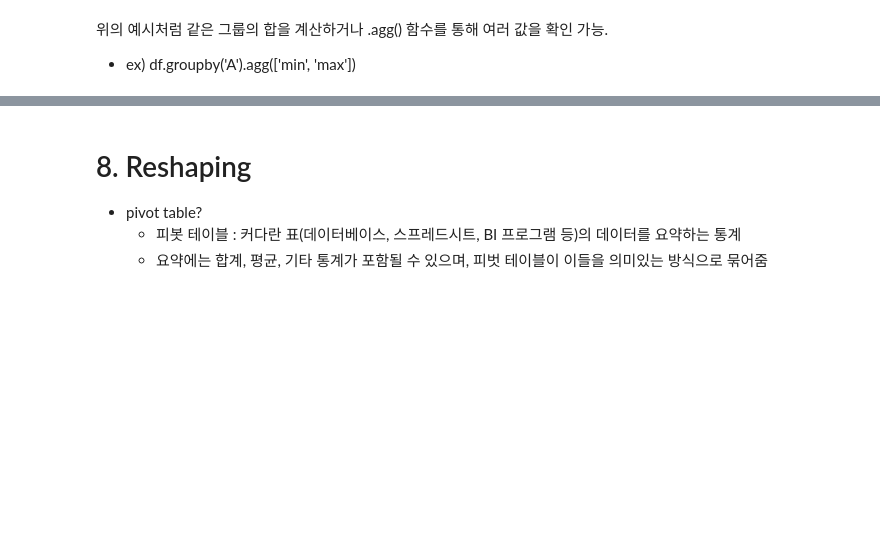
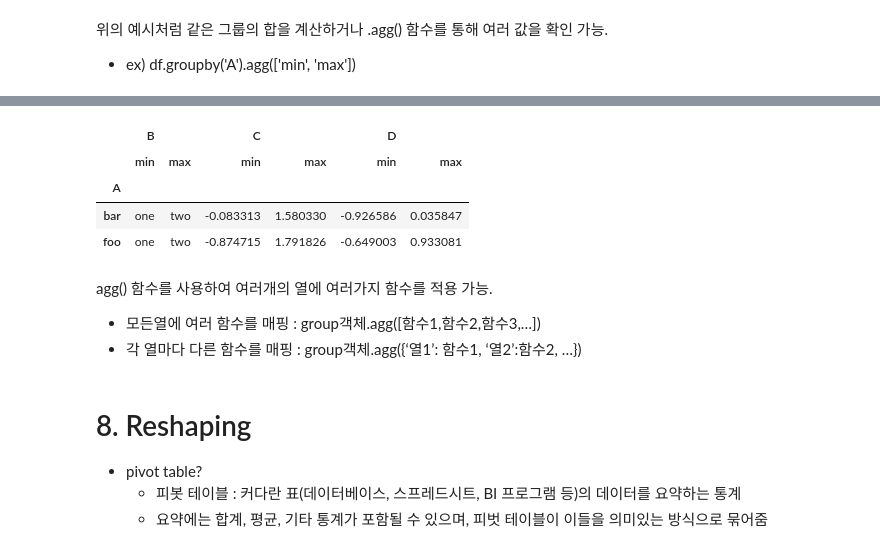
Before and after one commit to JinnieL/Bigquery-Pandas-, a Jupyter notebook: 1. Pandas 활용.ipynb, the cells around one changed output, grey strips where cells are left out. Cells and saved outputs as stored; diff of their text form; code cells hidden in the pictures; blank space fills up the shorter version.

```diff
--- a/1. Pandas 활용.ipynb
+++ b/1. Pandas 활용.ipynb
@@ -774,3 +825,16 @@ merged
+# %%
+# 같은 그룹의 합 계산
+df.groupby('A').agg(['min', 'max'])
+# %% [output]
+|  | B |  | C |  | D |  |
+|  | min | max | min | max | min | max |
+| A |  |  |  |  |  |  |
+| bar | one | two | -0.083313 | 1.580330 | -0.926586 | 0.035847 |
+| foo | one | two | -0.874715 | 1.791826 | -0.649003 | 0.933081 |
+# %% [markdown]
+agg() 함수를 사용하여 여러개의 열에 여러가지 함수를 적용 가능.
+- 모든열에 여러 함수를 매핑 : group객체.agg([함수1,함수2,함수3,…])
+- 각 열마다 다른 함수를 매핑 : group객체.agg({‘열1’: 함수1, ‘열2’:함수2, …})
 # %% [markdown]
 # 8. Reshaping
 - pivot table?
```
Also changed, not shown: parts of 59 cells of this notebook.
